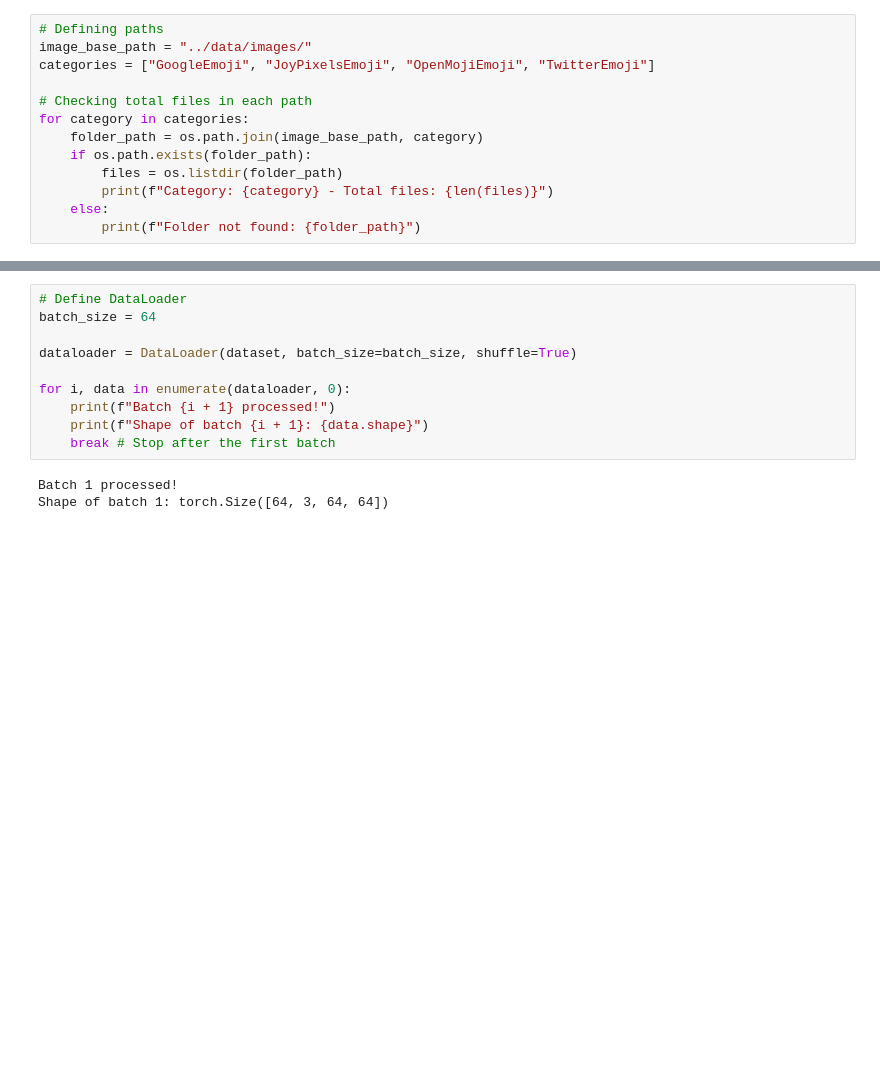
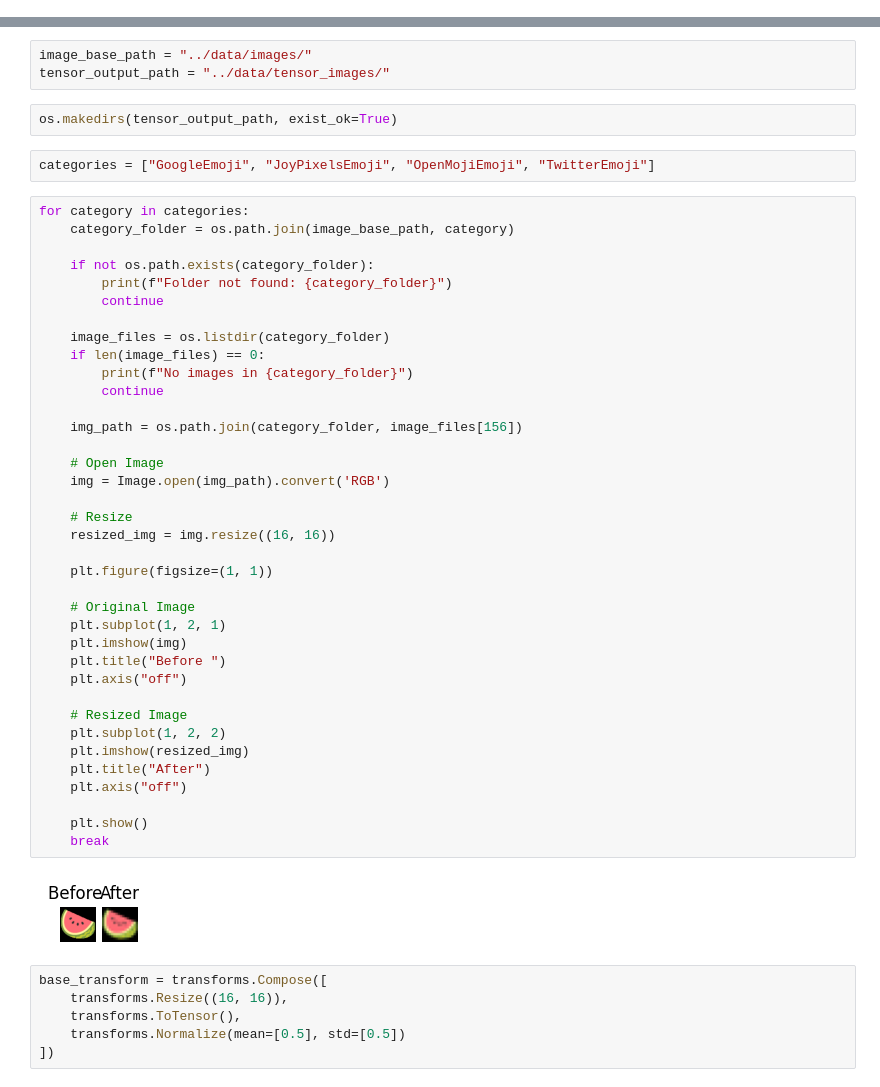
Before and after one commit to LCM-W25-3035/EmojiGen, a Jupyter notebook: Notebooks/Image_Processing.ipynb, the cells around one changed output, grey strips where cells are left out. Cells and saved outputs as stored; diff of their text form; blank space fills up the shorter version.

Commit message:
save and load tensor image file

```diff
--- a/Notebooks/Image_Processing.ipynb
+++ b/Notebooks/Image_Processing.ipynb
@@ -7,14 +7 @@ from PIL import Image
 from torch.utils.data import Dataset, DataLoader
-# %%
-# Defining paths
-image_base_path = "../data/images/"
-categories = ["GoogleEmoji", "JoyPixelsEmoji", "OpenMojiEmoji", "TwitterEmoji"]
-
-# Checking total files in each path
-for category in categories:
-    folder_path = os.path.join(image_base_path, category)
-    if os.path.exists(folder_path):
-        files = os.listdir(folder_path)
-        print(f"Category: {category} - Total files: {len(files)}")
-    else:
-        print(f"Folder not found: {folder_path}")
@@ -225,13 +8,52 @@ else:
-# %%
-# Define DataLoader
-batch_size = 64
-
-dataloader = DataLoader(dataset, batch_size=batch_size, shuffle=True)
-
-for i, data in enumerate(dataloader, 0):
-    print(f"Batch {i + 1} processed!")
-    print(f"Shape of batch {i + 1}: {data.shape}")
-    break # Stop after the first batch
-# %% [output]
-Batch 1 processed!
-Shape of batch 1: torch.Size([64, 3, 64, 64])
+# %%
+image_base_path = "../data/images/"
+tensor_output_path = "../data/tensor_images/"
+# %%
+os.makedirs(tensor_output_path, exist_ok=True)
+# %%
+categories = ["GoogleEmoji", "JoyPixelsEmoji", "OpenMojiEmoji", "TwitterEmoji"]
+# %%
+for category in categories:
+    category_folder = os.path.join(image_base_path, category)
+
+    if not os.path.exists(category_folder):
+        print(f"Folder not found: {category_folder}")
+        continue
+
+    image_files = os.listdir(category_folder)
+    if len(image_files) == 0:
+        print(f"No images in {category_folder}")
+        continue
+
+    img_path = os.path.join(category_folder, image_files[156])
+
+    # Open Image
+    img = Image.open(img_path).convert('RGB')
+
+    # Resize
+    resized_img = img.resize((16, 16))
+
+    plt.figure(figsize=(1, 1))
+
+    # Original Image
+    plt.subplot(1, 2, 1)
+    plt.imshow(img)
+    plt.title("Before ")
+    plt.axis("off")
+
+    # Resized Image
+    plt.subplot(1, 2, 2)
+    plt.imshow(resized_img)
+    plt.title("After")
+    plt.axis("off")
+
+    plt.show()
+    break
+# %% [output]
+[figure, added]
+# %%
+base_transform = transforms.Compose([
+    transforms.Resize((16, 16)),
+    transforms.ToTensor(),
+    transforms.Normalize(mean=[0.5], std=[0.5])
+])
```
Also changed, not shown: parts of 7 cells of this notebook, 1 other file.
